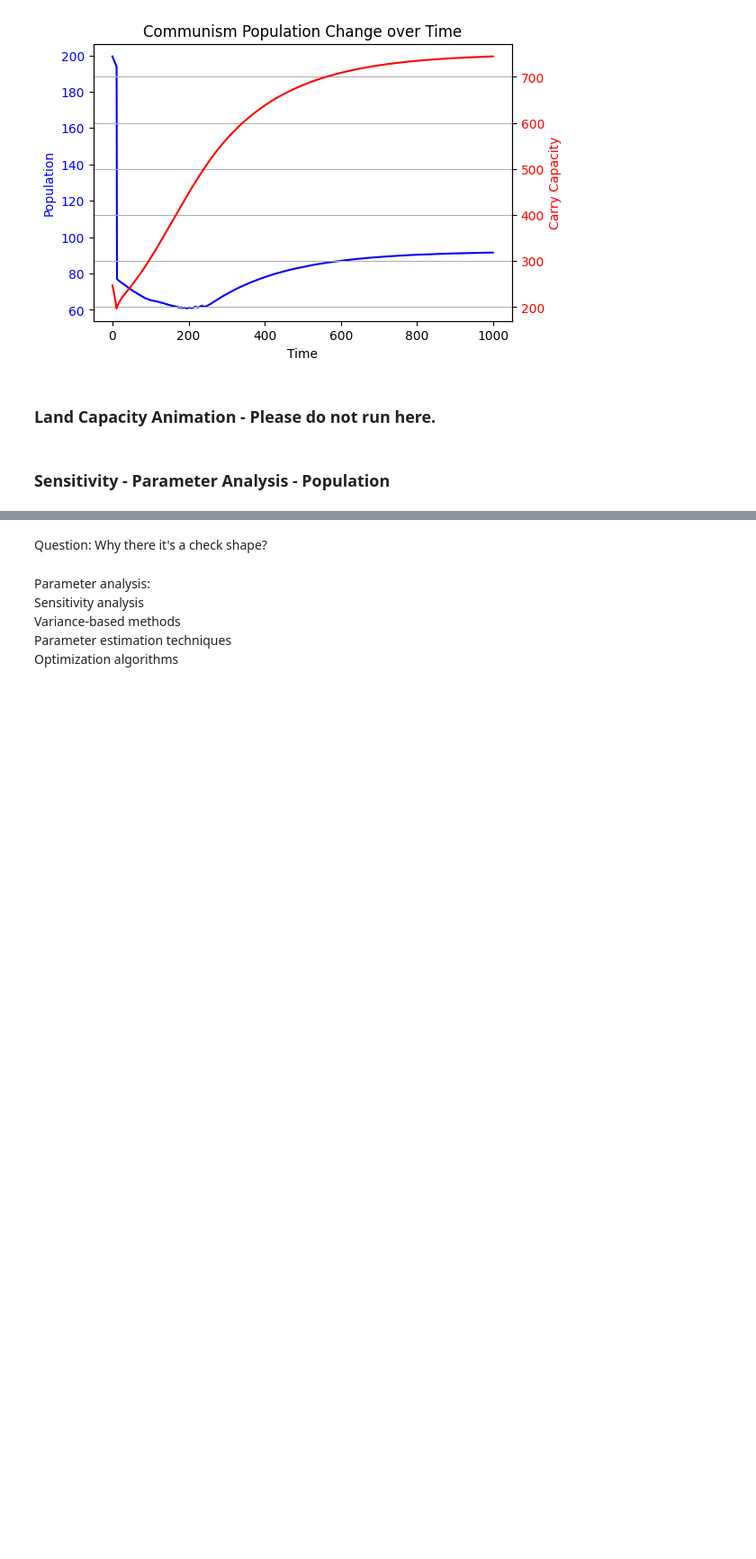
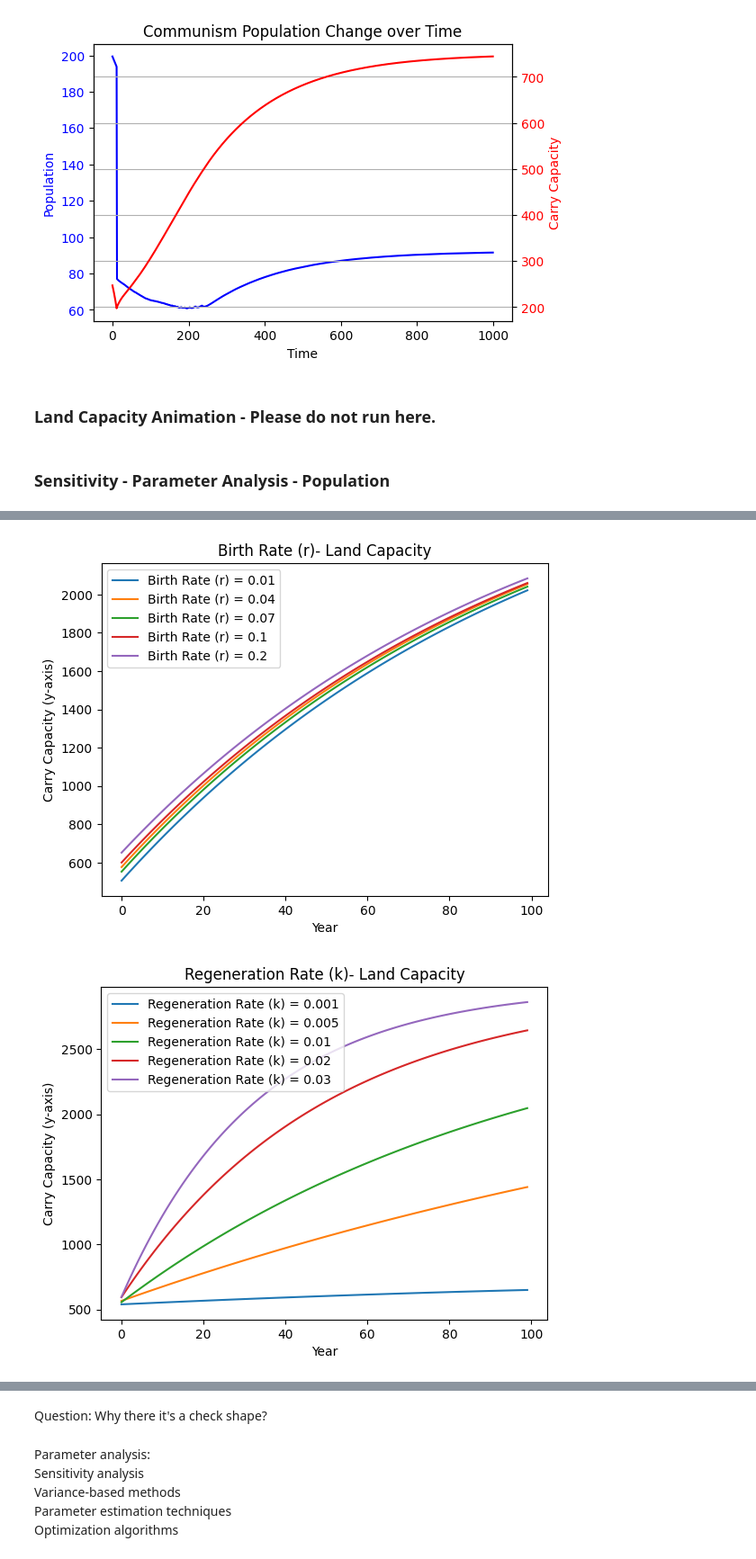
Before and after one commit to yutongliang723/Agent-Based-Model-CSH, a Jupyter notebook: Agent-Based Model - Week 2 - Yutong.ipynb, the cells around one changed output, grey strips where cells are left out. Shown at 90% size. Cells and saved outputs as stored; diff of their text form; code cells hidden in the pictures; blank space fills up the shorter version.

```diff
--- a/Agent-Based Model - Week 2 - Yutong.ipynb
+++ b/Agent-Based Model - Week 2 - Yutong.ipynb
@@ -300,0 +301,21 @@ for param_name, param_range, result_pop in parameters:
+# %%
+import matplotlib.pyplot as plt
+
+parameters = [('Birth Rate (r)', r_range, r_result_food),
+              ('Regeneration Rate (k)', k_range, k_result_food),
+              ('Death Rate (d)', d_range, d_result_food),
+              ('Soil Loss Rate (a)', a_range, a_result_food),
+              ('Land Capacity Cap (c)', c_range, c_result_food)]
+
+for param_name, param_range, result_food in parameters:
+    for i in range(len(param_range)):
+        plt.plot(result_food[i], label=f'{param_name} = {param_range[i]}')
+
+    plt.xlabel('Year')
+    plt.ylabel('Carry Capacity (y-axis)')
+    plt.title(param_name + "- Land Capacity")
+    plt.legend()
+    plt.show()
+# %% [output]
+[figure, added]
+[figure, added]
```
Also changed, not shown: parts of 10 cells of this notebook.
